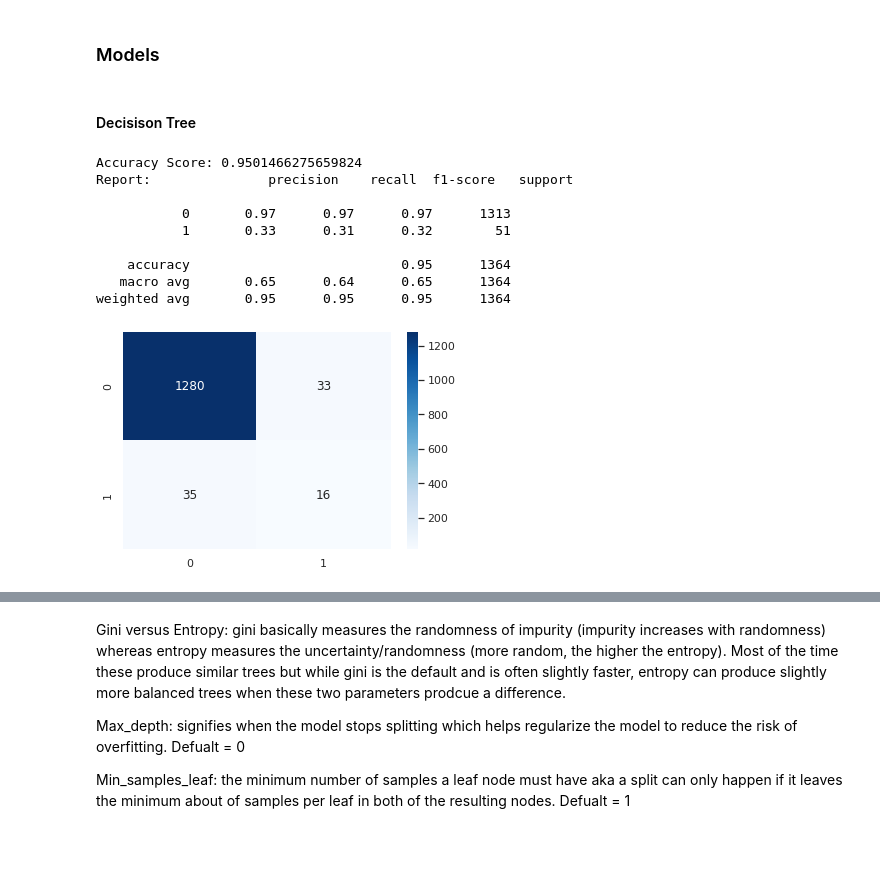
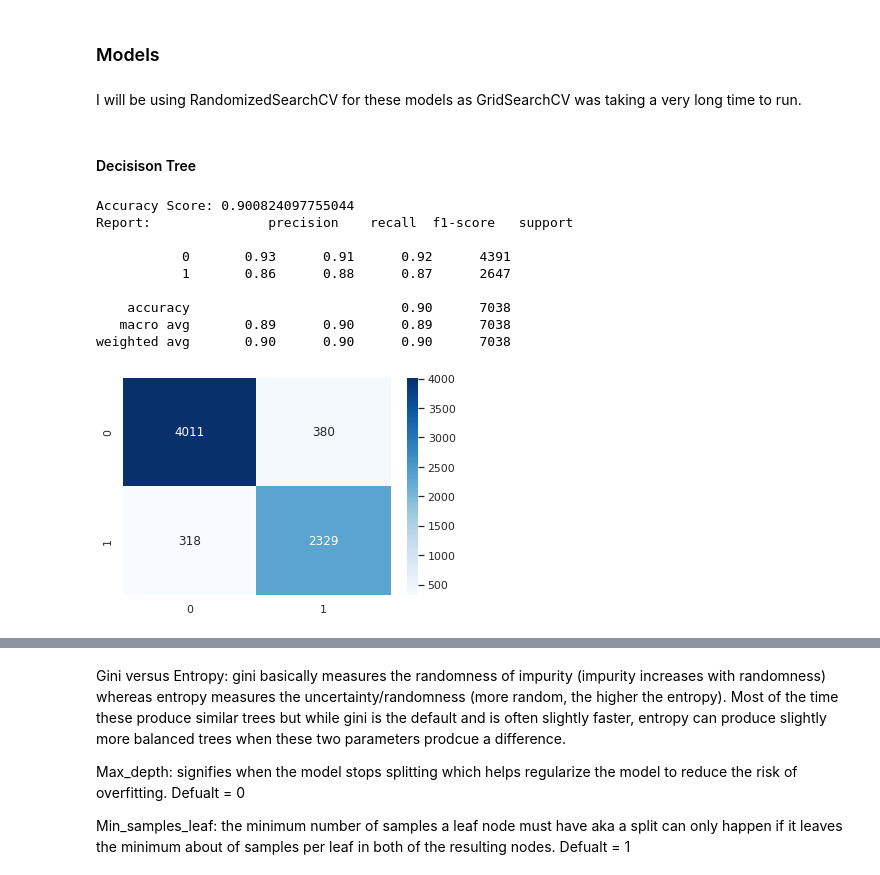
Before and after one commit to erinmcmahon26/Company-Bankruptcy-Prediction, a Jupyter notebook: DecisionTree_and_RandomForest.ipynb, the cells around one changed output, grey strips where cells are left out. Cells and saved outputs as stored; diff of their text form; code cells hidden in the pictures; blank space fills up the shorter version.

```diff
--- a/DecisionTree_and_RandomForest.ipynb
+++ b/DecisionTree_and_RandomForest.ipynb
@@ -42,8 +49,15 @@ x = df.drop('Bankrupt?', axis=1)
 # %%
 scaler = StandardScaler()
 x_scaled = scaler.fit_transform(x.astype(np.float64))
+# %%
+over = SMOTE(sampling_strategy=0.5)
+under = RandomUnderSampler(sampling_strategy=0.6)
+steps = [('o', over), ('u', under)]
+pipeline = Pipeline(steps=steps)
+# %%
+x, y = pipeline.fit_resample(x_scaled, y)
 # %%
-x_train, x_test, y_train, y_test = train_test_split(x_scaled,y, test_size=0.2, random_state=42)
+x_train, x_test, y_train, y_test = train_test_split(x,y, test_size=0.8, random_state=42)
 # %% [markdown]
 ### Models
 # %%
@@ -59,28 +73,29 @@ def param_selection(model, parameters, xtrain, ytrain):
   results = grid_search.fit(xtrain, ytrain)
   print('Mean Accuracy: %.3f' % results.best_score_)
   print('Config: %s' % results.best_params_)
+# %% [markdown]
+I will be using RandomizedSearchCV for these models as GridSearchCV was taking a very long time to run.
 # %%
 def acc_score(model, input_data, output_data):
     return np.mean(cross_val_score(model,input_data,output_data,cv=5,scoring="accuracy"))
 # %% [markdown]
 #### Decisison Tree
 # %%
-clf = DecisionTreeClassifier(random_state=0)
+clf = DecisionTreeClassifier()
 clf.fit(x_train,y_train)
 
 model_metrics(clf, x_test, y_test)
-aucscore(clf, )
 # %% [output]
-Accuracy Score: 0.9501466275659824
+Accuracy Score: 0.900824097755044
 Report:               precision    recall  f1-score   support
 
-           0       0.97      0.97      0.97      1313
-           1       0.33      0.31      0.32        51
+           0       0.93      0.91      0.92      4391
+           1       0.86      0.88      0.87      2647
 
-    accuracy                           0.95      1364
-   macro avg       0.65      0.64      0.65      1364
-weighted avg       0.95      0.95      0.95      1364
+    accuracy                           0.90      7038
+   macro avg       0.89      0.90      0.89      7038
+weighted avg       0.90      0.90      0.90      7038
-[figure, old version]
+[figure, new version]
 # %%
 # can adjust min_impurity_decrease=# to decrease the
 from sklearn import tree
```
Also changed, not shown: parts of 33 cells of this notebook.
